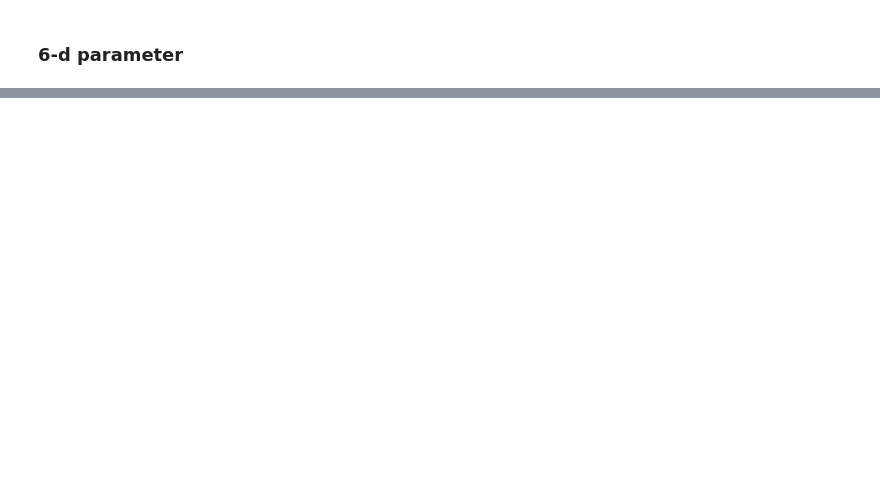
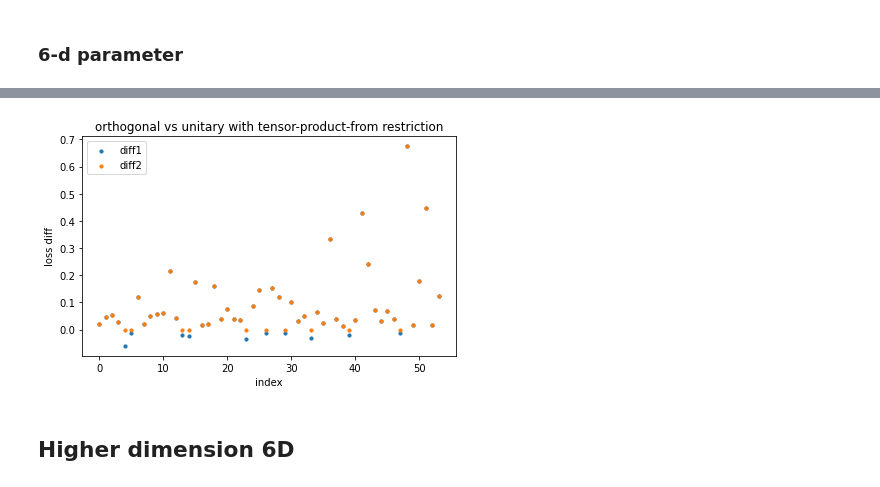
Before and after one commit to MKrbm/worms, a Jupyter notebook: python/nsp/unitary_vs_orthogonal.ipynb, the cells around one changed output, grey strips where cells are left out. Saved outputs shown, nothing was run; the diff lists cells and outputs as text; code cells hidden in the pictures; blank space fills up the shorter version.

```diff
--- a/python/nsp/unitary_vs_orthogonal.ipynb
+++ b/python/nsp/unitary_vs_orthogonal.ipynb
@@ -70,0 +163,44 @@ np.linalg.det(func.matrix())
+# %%
+X = X_list[np.argmax(diff)]
+
+t2_float = []
+t2_comp = []
+ori_diff = []
+for i in tqdm(range(N)):
+    if abs(diff[i]) > 1E-2:
+        ori_diff.append(diff[i])
+        X = X_list[i]
+        func = optm.unitary_optm(X, N = 2, dtype=np.float64)
+        bounds = [[-10, 10]]*func.n_params
+        ret_float = optimize.dual_annealing(func, bounds = bounds, restart_temp_ratio = 1e-3,
+                                      visit = 2.6, initial_temp = 10**3, maxiter = 500,
+                                      callback = callbackNone)
+
+
+        func = optm.unitary_optm(X, N = 2, dtype=np.complex128)
+        bounds = [[-10, 10]]*func.n_params
+        ret_comp = optimize.dual_annealing(func, bounds = bounds, restart_temp_ratio = 1e-3,
+                                      visit = 2.6, initial_temp = 10**3, maxiter = 500,
+                                      callback = callbackNone)
+        t2_float.append(ret_float.fun)
+        t2_comp.append(ret_comp.fun)
+# %%
+from matplotlib import pyplot as plt
+fig, ax = plt.subplots()
+
+diff2 = np.array(t2_float) - np.array(t2_comp)
+N2 = len(diff2)
+ax.scatter(np.arange(N2), ori_diff, s = 10,  label = "diff1")
+ax.scatter(np.arange(N2), diff2, s = 10,  label = "diff2")
+
+ax.set_title('orthogonal vs unitary with tensor-product-from restriction')
+ax.set_xlabel('index')
+ax.set_ylabel('loss diff')
+ax.legend()
+plt.tight_layout()
+fig.show()
+plt.savefig('res2.jpg', dpi=400, bbox_inches="tight")
+# %% [output]
+[figure, added]
+# %% [markdown]
+## Higher dimension 6D
```
Also changed, not shown: parts of 22 cells of this notebook, 6 other files.
